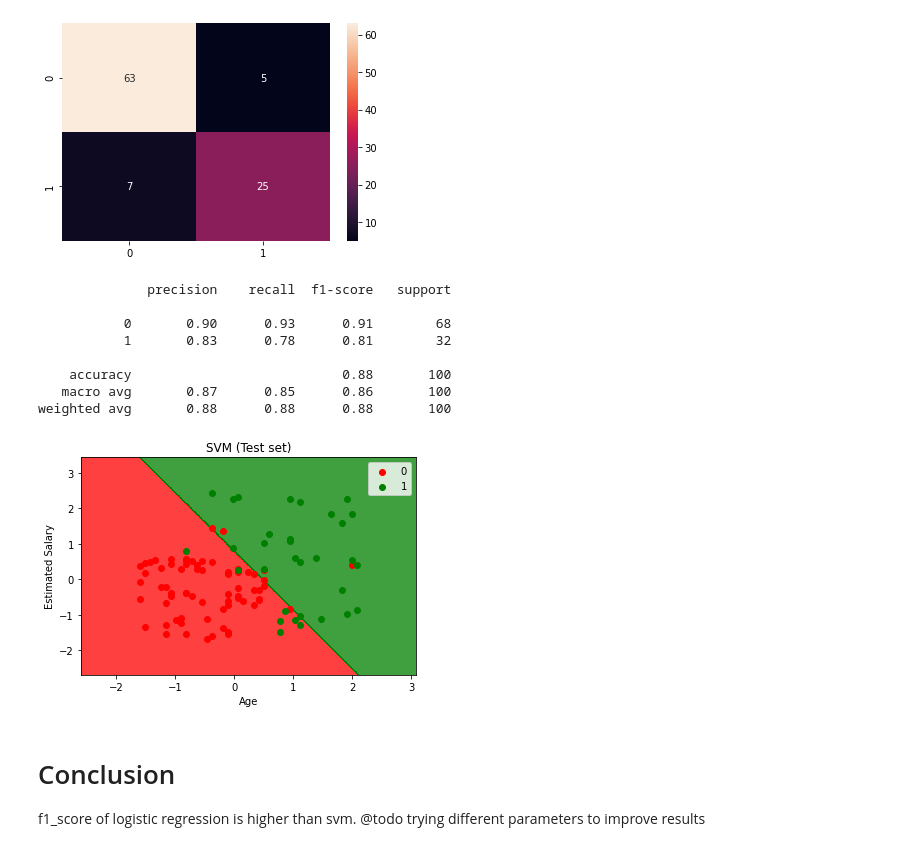
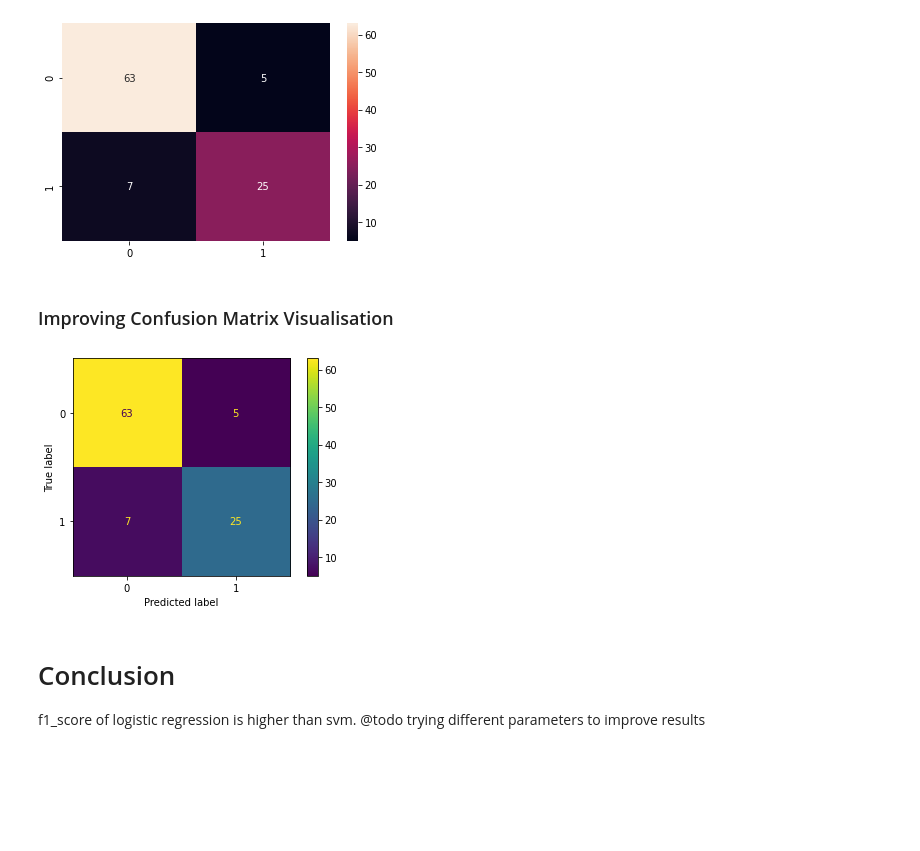
Before and after one commit to rleonhart/rle-machine-learning, a Jupyter notebook: 04-support_vector_machine/100_days_ml/Support vector machine.ipynb, the cells around one changed output. Saved outputs shown, nothing was run; the diff lists cells and outputs as text; code cells hidden in the pictures; blank space fills up the shorter version.

```diff
--- a/04-support_vector_machine/100_days_ml/Support vector machine.ipynb
+++ b/04-support_vector_machine/100_days_ml/Support vector machine.ipynb
@@ -83,46 +156,18 @@ sn.heatmap(df_cm, annot=True, fmt='d')
 # %% [output]
 <AxesSubplot:>
 [figure]
-# %%
-from sklearn.metrics import classification_report
-
-print(classification_report(y_test, y_pred ))
-# %% [output]
-              precision    recall  f1-score   support
-
-           0       0.90      0.93      0.91        68
-           1       0.83      0.78      0.81        32
-
-    accuracy                           0.88       100
-   macro avg       0.87      0.85      0.86       100
-weighted avg       0.88      0.88      0.88       100
-# %%
-import matplotlib.pyplot as plt
-
-from matplotlib.colors import ListedColormap
-
-X_set, y_set = X_test, y_test
-
-X1, X2 = np.meshgrid(np.arange(start = X_set[:, 0].min() - 1, stop = X_set[:, 0].max() + 1, step = 0.01),
-                     np.arange(start = X_set[:, 1].min() - 1, stop = X_set[:, 1].max() + 1, step = 0.01))
-
-plt.contourf(X1, X2, classifier.predict(np.array([X1.ravel(), X2.ravel()]).T).reshape(X1.shape),
-             alpha = 0.75, cmap = ListedColormap(['r', 'g']))
-
-plt.xlim(X1.min(), X1.max())
-plt.ylim(X2.min(), X2.max())
-
-for i, j in enumerate(np.unique(y_set)):
-    plt.scatter(X_set[y_set == j, 0], X_set[y_set == j, 1],
-                color = ListedColormap(['r', 'g'])(i), label = j)
-
-plt.title('SVM (Test set)')
-plt.xlabel('Age')
-plt.ylabel('Estimated Salary')
-plt.legend()
-plt.show()
-# %% [output]
-[figure, removed]
+# %% [markdown]
+### Improving Confusion Matrix Visualisation
+# %%
+from sklearn.metrics import plot_confusion_matrix
+
+import matplotlib.pyplot as plt
+
+plot_confusion_matrix(classifier, X_test, y_test)
+
+plt.show()
+# %% [output]
+[figure, added]
 # %% [markdown]
 # Conclusion
 f1_score of logistic regression is higher than svm.
```
Also changed, not shown: parts of 8 cells of this notebook, 1 other file.
